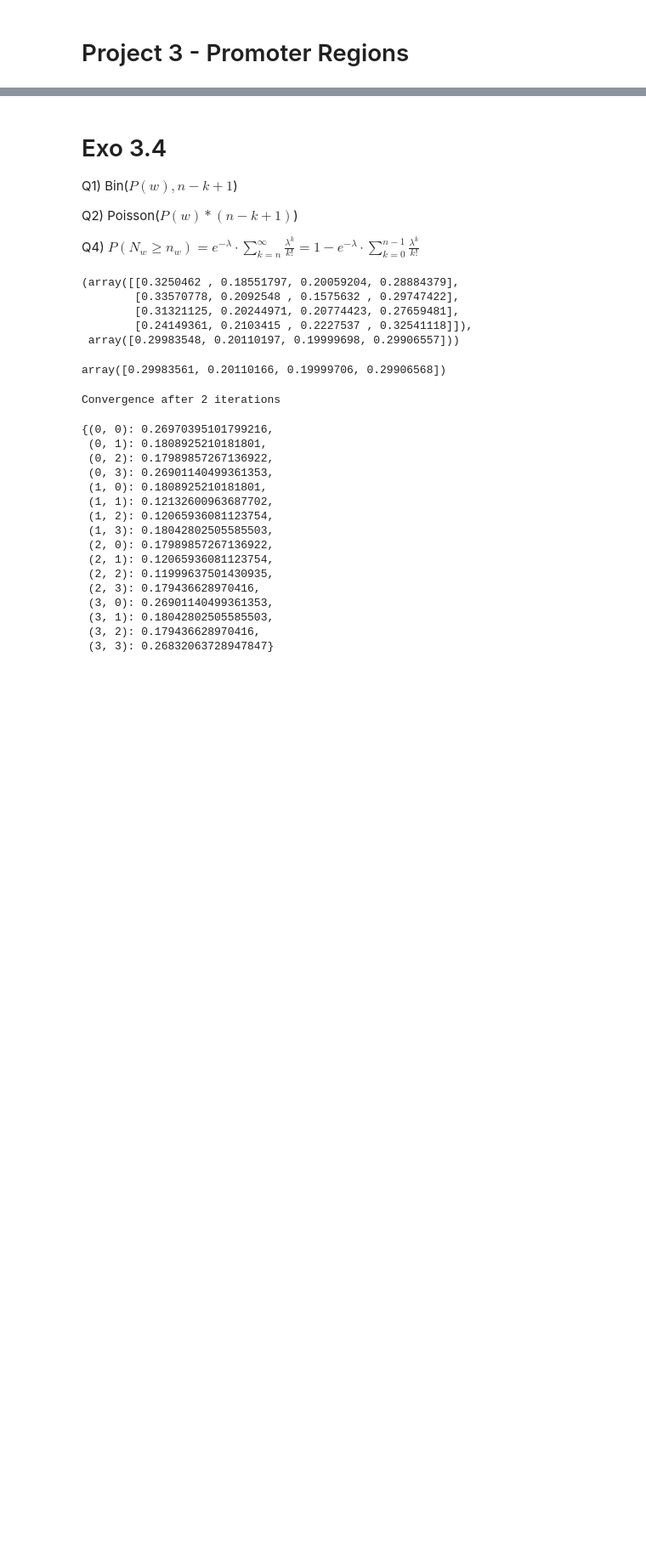
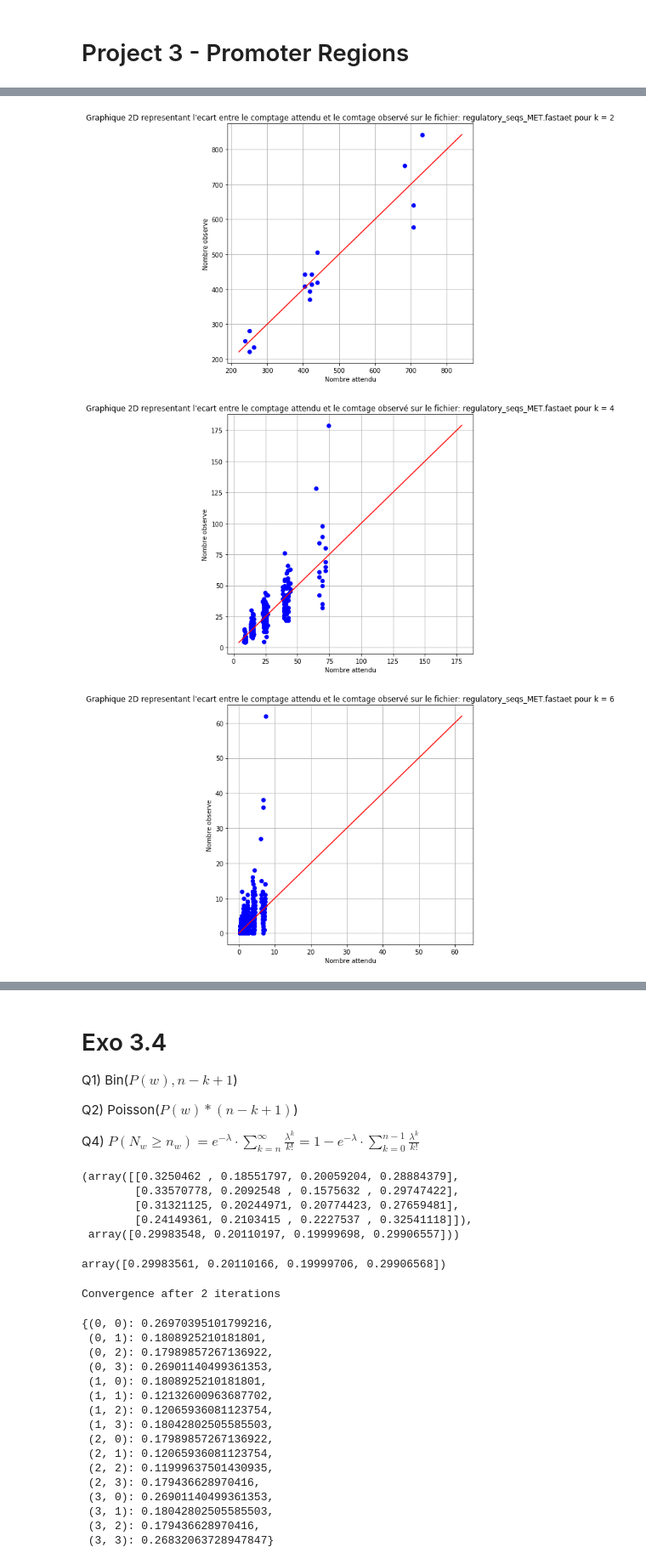
Before and after one commit to hanouticelina/promoter--regions, a Jupyter notebook: results.ipynb, the cells around one changed output, grey strips where cells are left out. Shown: that part at 85% size. Drawn from its saved outputs; the diff is of its cells as text; code cells hidden in the pictures; blank space fills up the shorter version.

```diff
--- a/results.ipynb
+++ b/results.ipynb
@@ -15,0 +15,7 @@ The autoreload extension is already loaded. To reload it, use:
+# %%
+cerevisae, chromos_flattened, counts, freqs = \
+    utils.read_file("sequences/yeast_s_cerevisae_genomic_chr1-4.fna")
+print("S. cerevisae contient", len(cerevisae), "chromosones et", \
+      len(chromos_flattened), "nucléotides")
+print("Voici les nombres d'occurrence et les fréquences d'apparition de chaque nucléotide :")
+pd.DataFrame({'Occurrences': counts, 'Fréquence': freqs}, index=utils.nucleotide.keys())
@@ -15,0 +40,16 @@ The autoreload extension is already loaded. To reload it, use:
+# %%
+files = ["sequences/regulatory_seqs_MET.fasta", "sequences/regulatory_seq_PHO.fasta", \
+         "sequences/regulatory_seqs_GAL.fasta"]
+chromos_list = [] # la séquence de nucléotides des 3 séquences de régulation
+for i in range(len(files)):
+    _, chromos, _, freqs = utils.read_file(files[i])
+    chromos_list += chromos
+    for k in [2,4,6,8]:
+        obs = project.k_grams_occurrences(chromos, k)
+        exp = project.comptage_attendu(k, len(chromos), freqs)
+        observed, expected = utils.encode_file(chromos, k, freqs, obs, exp)
+        utils.plot(files[i], k, observed, expected)
+# %% [output]
+[figure, added]
+[figure, added]
+[figure, added]
```
Also changed, not shown: parts of 16 cells of this notebook, 6 other files.
